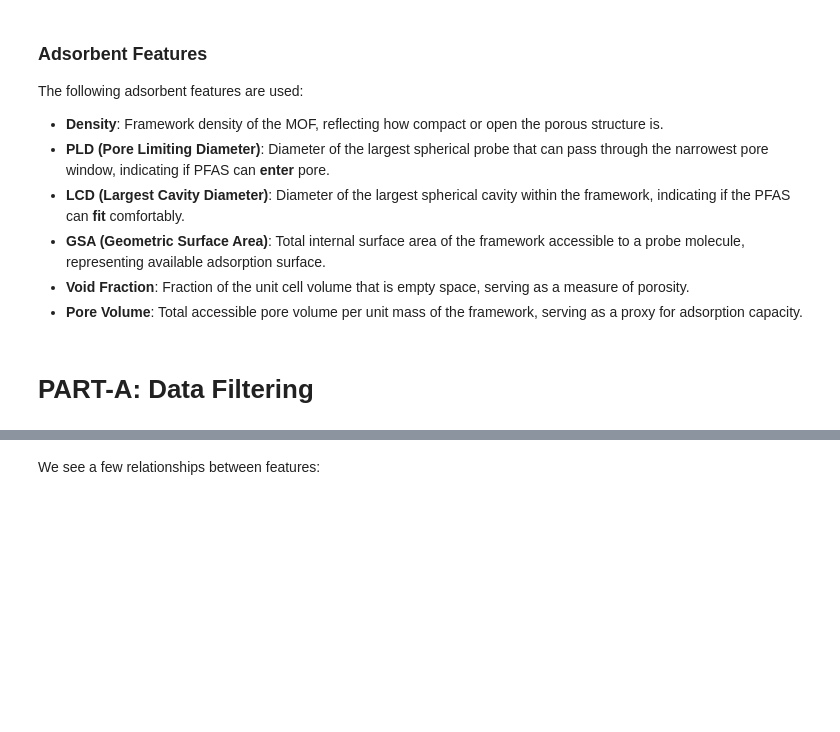
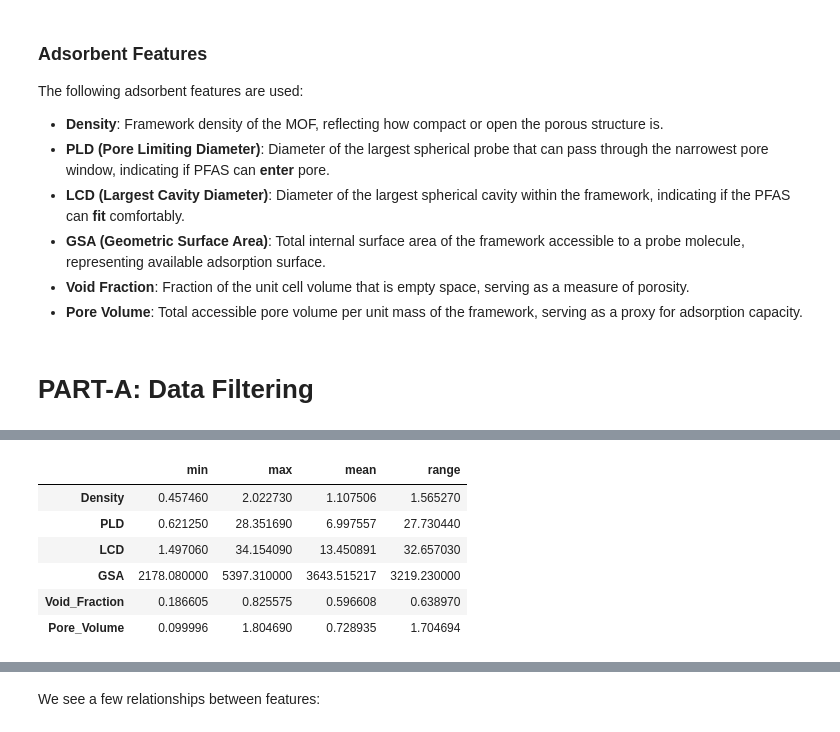
Before and after one commit to hasan-mansr/ML_Discovery_Metal-Organic_Adsorbents, a Jupyter notebook: Notebooks/OC-SVM.ipynb, the cells around one changed output, grey strips where cells are left out. Drawn from its saved outputs; the diff is of its cells as text; code cells hidden in the pictures; blank space fills up the shorter version.

```diff
--- a/Notebooks/SVM.ipynb
+++ b/Notebooks/OC-SVM.ipynb
@@ -135,15 +146,23 @@ summary
 # %%
-numeric_df = dfs['PFOS'].select_dtypes(include = 'number').drop(columns = 'Serial')
+numeric_df = dfs['PFOA'].select_dtypes(include = 'number').drop(columns = 'Serial')
 #numeric_df.describe()
 
 summary = pd.DataFrame({
     'min': numeric_df.min(),
     'max': numeric_df.max(),
     'mean': numeric_df.mean(),
     'range': numeric_df.max() - numeric_df.min()
 })
 
 summary
+# %% [output]
+|  | min | max | mean | range |
+| Density | 0.457460 | 2.022730 | 1.107506 | 1.565270 |
+| PLD | 0.621250 | 28.351690 | 6.997557 | 27.730440 |
+| LCD | 1.497060 | 34.154090 | 13.450891 | 32.657030 |
+| GSA | 2178.080000 | 5397.310000 | 3643.515217 | 3219.230000 |
+| Void_Fraction | 0.186605 | 0.825575 | 0.596608 | 0.638970 |
+| Pore_Volume | 0.099996 | 1.804690 | 0.728935 | 1.704694 |
 # %%
 numeric_df = dfs['coremof_FSR'].select_dtypes(include = 'number').drop(columns = 'Serial')
 #numeric_df.describe()
```
Also changed, not shown: parts of 7 cells of this notebook, 3 other files.
